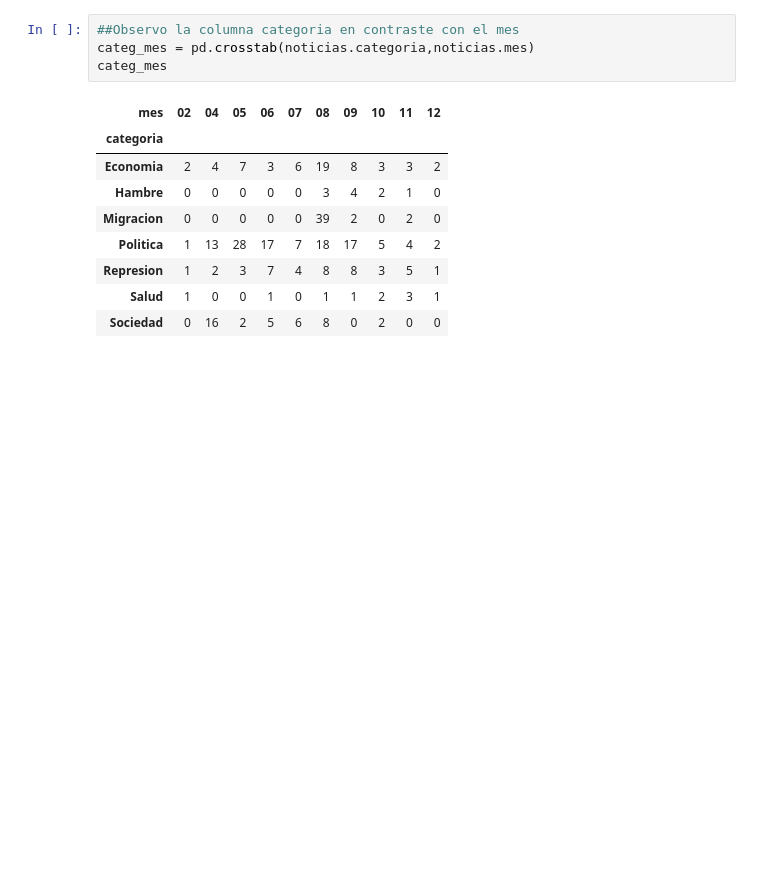
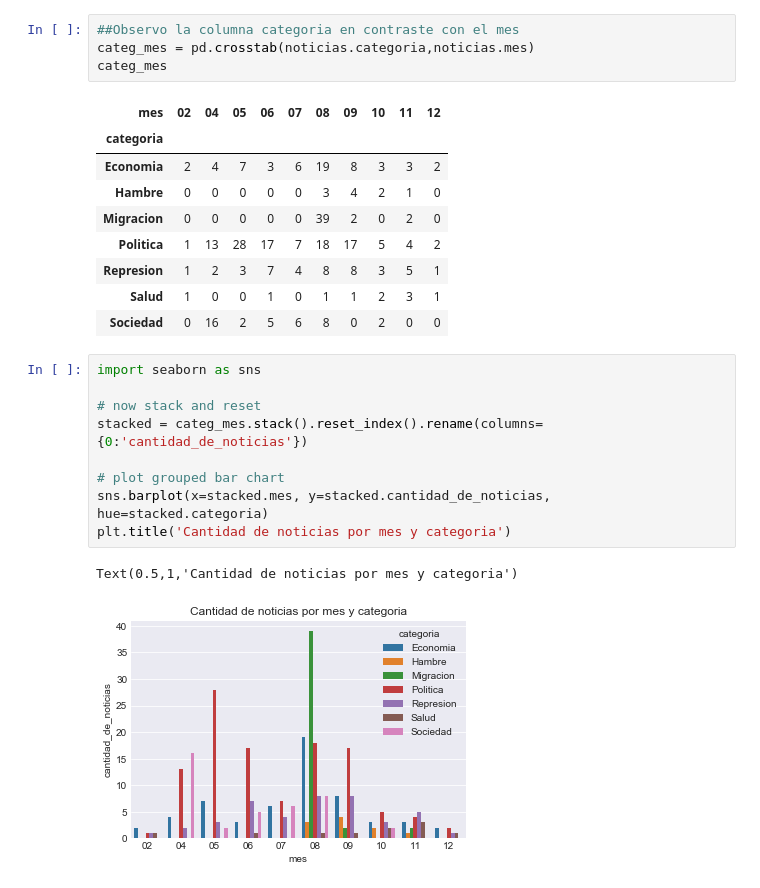
Before and after one commit to tahtty/noticiasVenezuela, a Jupyter notebook: EDA.ipynb, the cells around one changed output. Drawn from its saved outputs; the diff is of its cells as text; blank space fills up the shorter version.

```diff
--- a/EDA.ipynb
+++ b/EDA.ipynb
@@ -352,3 +362,15 @@ categ_mes
 | Represion | 1 | 2 | 3 | 7 | 4 | 8 | 8 | 3 | 5 | 1 |
 | Salud | 1 | 0 | 0 | 1 | 0 | 1 | 1 | 2 | 3 | 1 |
 | Sociedad | 0 | 16 | 2 | 5 | 6 | 8 | 0 | 2 | 0 | 0 |
+# %%
+import seaborn as sns
+
+# now stack and reset
+stacked = categ_mes.stack().reset_index().rename(columns={0:'cantidad_de_noticias'})
+
+# plot grouped bar chart
+sns.barplot(x=stacked.mes, y=stacked.cantidad_de_noticias, hue=stacked.categoria)
+plt.title('Cantidad de noticias por mes y categoria')
+# %% [output]
+Text(0.5,1,'Cantidad de noticias por mes y categoria')
+[figure, added]
```
Also changed, not shown: parts of 4 cells of this notebook.
